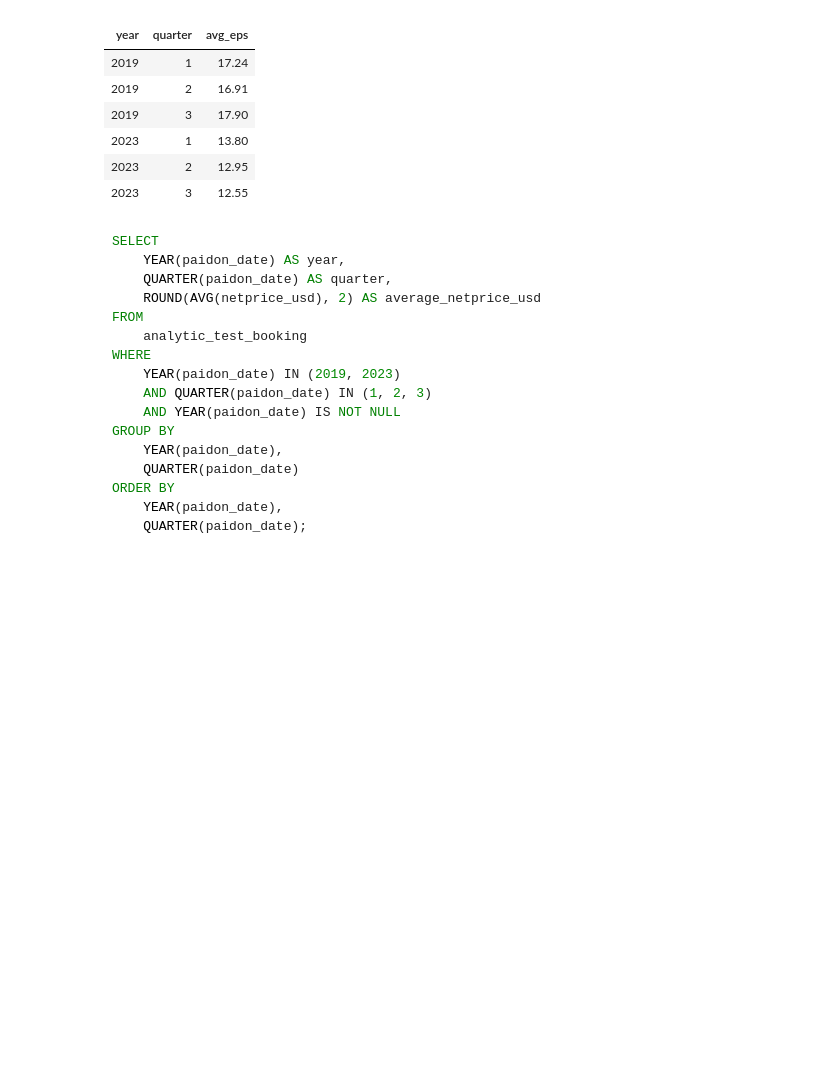
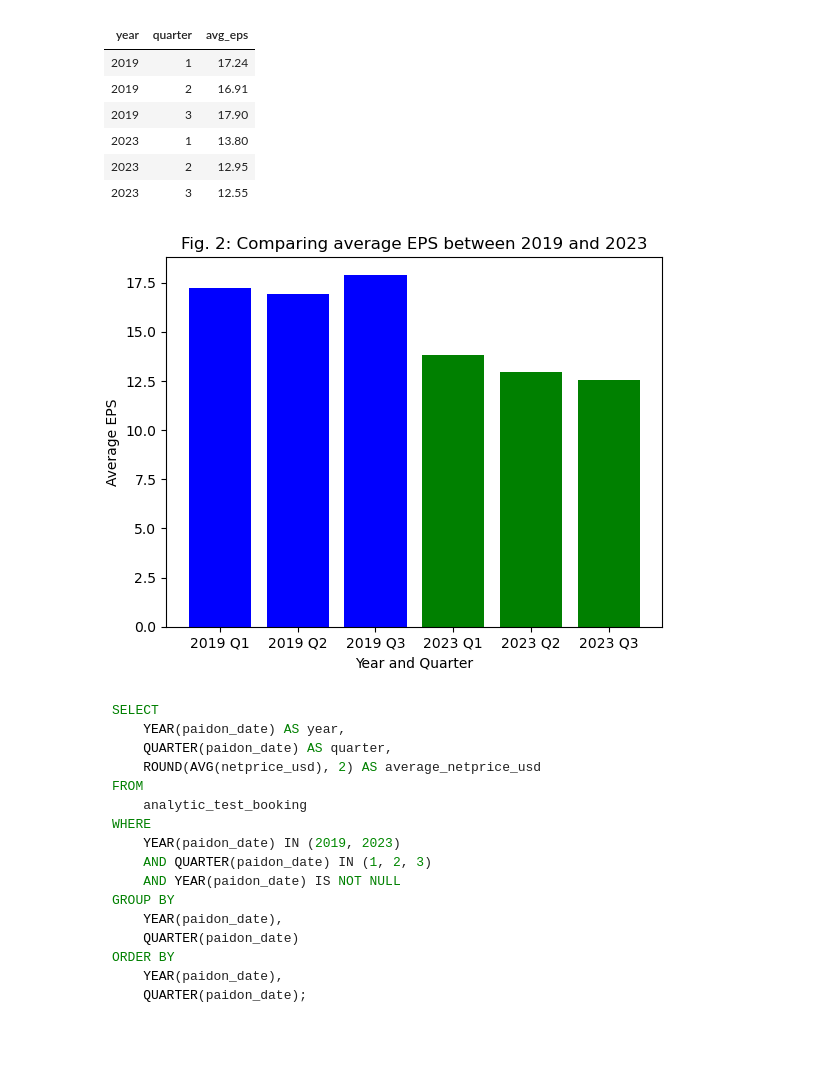
Before and after one commit to AdnanAbed/Python_Projects, a Jupyter notebook: 12Go Case Study/12Go Case Study.ipynb, the cells around one changed output. Saved outputs shown, nothing was run; the diff lists cells and outputs as text; code cells hidden in the pictures; blank space fills up the shorter version.

````diff
--- a/12Go Case Study/12Go Case Study.ipynb
+++ b/12Go Case Study/12Go Case Study.ipynb
@@ -162,6 +180,28 @@ ORDER BY
 | 2023 | 1       | 13.80   |
 | 2023 | 2       | 12.95   |
 | 2023 | 3       | 12.55   |
+# %%
+import matplotlib.pyplot as plt
+
+# Data
+years_quarters = ['2019 Q1', '2019 Q2', '2019 Q3', '2023 Q1', '2023 Q2', '2023 Q3']
+avg_eps_values = [17.24, 16.91, 17.90, 13.80, 12.95, 12.55]
+
+# Create a figure and axis
+fig, ax = plt.subplots()
+
+# Plot data
+ax.bar(years_quarters, avg_eps_values, color=['blue', 'blue', 'blue', 'green', 'green', 'green'])
+
+# Set the title and labels
+ax.set_title('Fig. 2: Comparing average EPS between 2019 and 2023')
+ax.set_xlabel('Year and Quarter')
+ax.set_ylabel('Average EPS')
+
+# Display the plot
+plt.show()
+# %% [output]
+[figure, added]
 # %% [markdown]
 ```sql
 SELECT
````
Also changed, not shown: parts of 67 cells of this notebook.
